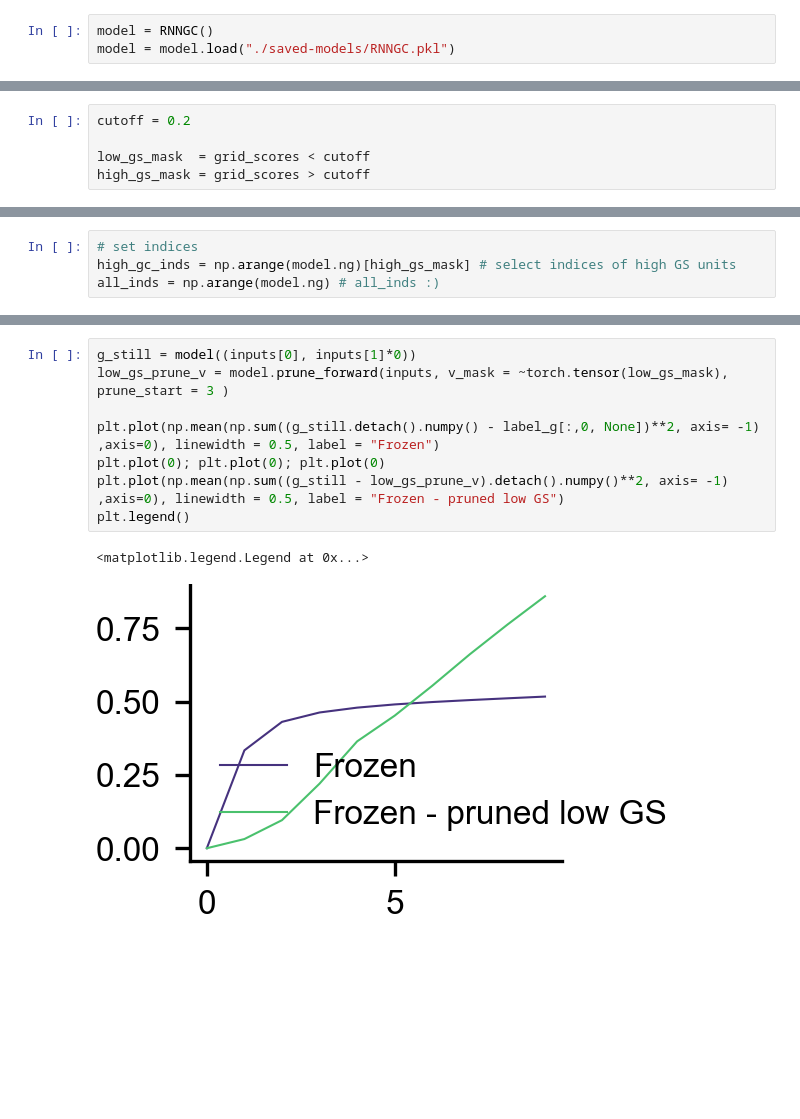
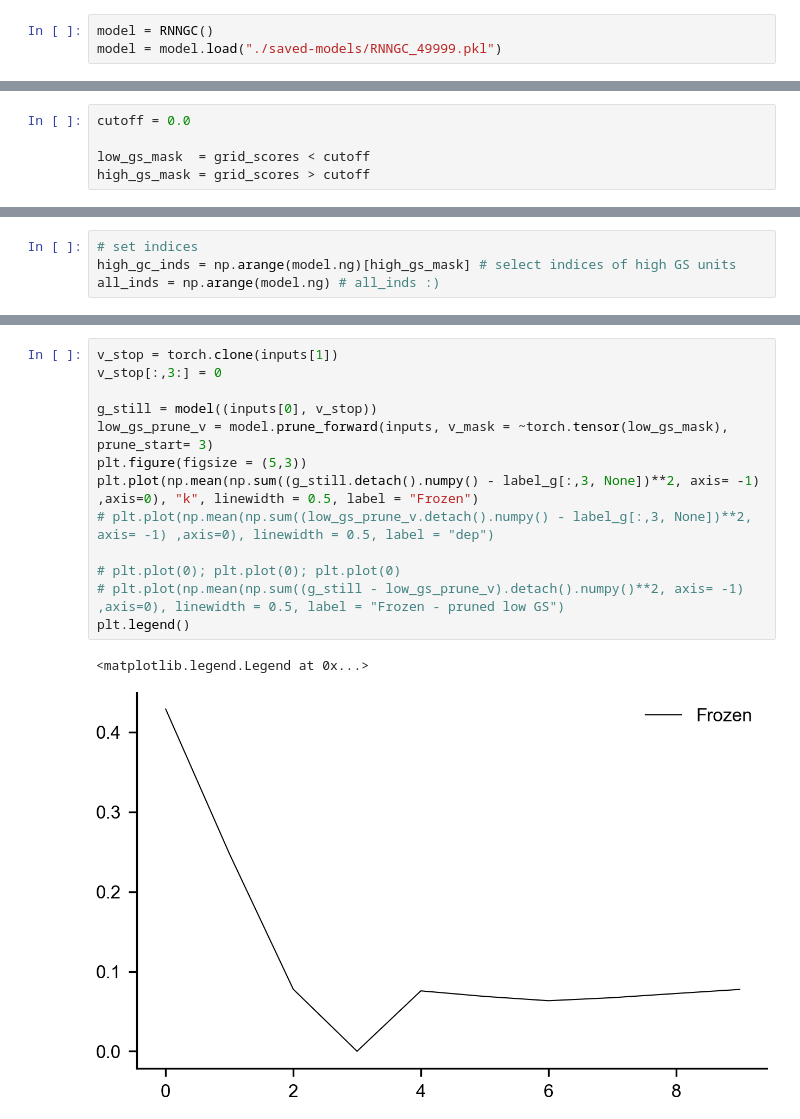
Before and after one commit to bioAI-Oslo/GridsWithoutPI, a Jupyter notebook: prune_rnn.ipynb, the cells around one changed output, grey strips where cells are left out. Cells and saved outputs as stored; diff of their text form; blank space fills up the shorter version.

```diff
--- a/prune_rnn.ipynb
+++ b/prune_rnn.ipynb
@@ -17,7 +17,7 @@ from tqdm import tqdm
 import spatial_maps as sm
 # %%
 model = RNNGC()
-model = model.load("./saved-models/RNNGC.pkl")
+model = model.load("./saved-models/RNNGC_49999.pkl")
 # %%
 # create data
 res = 32
@@ -39,5 +39,5 @@ Text(0.5, 0, 'Grid Score')
 # %%
-cutoff = 0.2
+cutoff = 0.0
 
 low_gs_mask  = grid_scores < cutoff
 high_gs_mask = grid_scores > cutoff
@@ -149,11 +148,16 @@ plt.show()
 # %%
-g_still = model((inputs[0], inputs[1]*0))
-low_gs_prune_v = model.prune_forward(inputs, v_mask = ~torch.tensor(low_gs_mask), prune_start = 3 )
+v_stop = torch.clone(inputs[1])
+v_stop[:,3:] = 0
 
-plt.plot(np.mean(np.sum((g_still.detach().numpy() - label_g[:,0, None])**2, axis= -1) ,axis=0), linewidth = 0.5, label = "Frozen")
-plt.plot(0); plt.plot(0); plt.plot(0)
-plt.plot(np.mean(np.sum((g_still - low_gs_prune_v).detach().numpy()**2, axis= -1) ,axis=0), linewidth = 0.5, label = "Frozen - pruned low GS")
+g_still = model((inputs[0], v_stop))
+low_gs_prune_v = model.prune_forward(inputs, v_mask = ~torch.tensor(low_gs_mask), prune_start= 3)
+plt.figure(figsize = (5,3))
+plt.plot(np.mean(np.sum((g_still.detach().numpy() - label_g[:,3, None])**2, axis= -1) ,axis=0), "k", linewidth = 0.5, label = "Frozen")
+# plt.plot(np.mean(np.sum((low_gs_prune_v.detach().numpy() - label_g[:,3, None])**2, axis= -1) ,axis=0), linewidth = 0.5, label = "dep")
+
+# plt.plot(0); plt.plot(0); plt.plot(0)
+# plt.plot(np.mean(np.sum((g_still - low_gs_prune_v).detach().numpy()**2, axis= -1) ,axis=0), linewidth = 0.5, label = "Frozen - pruned low GS")
 plt.legend()
 # %% [output]
 <matplotlib.legend.Legend at 0x...>
-[figure, old version]
+[figure, new version]
```
Also changed, not shown: parts of 9 cells of this notebook, 3 other files.
